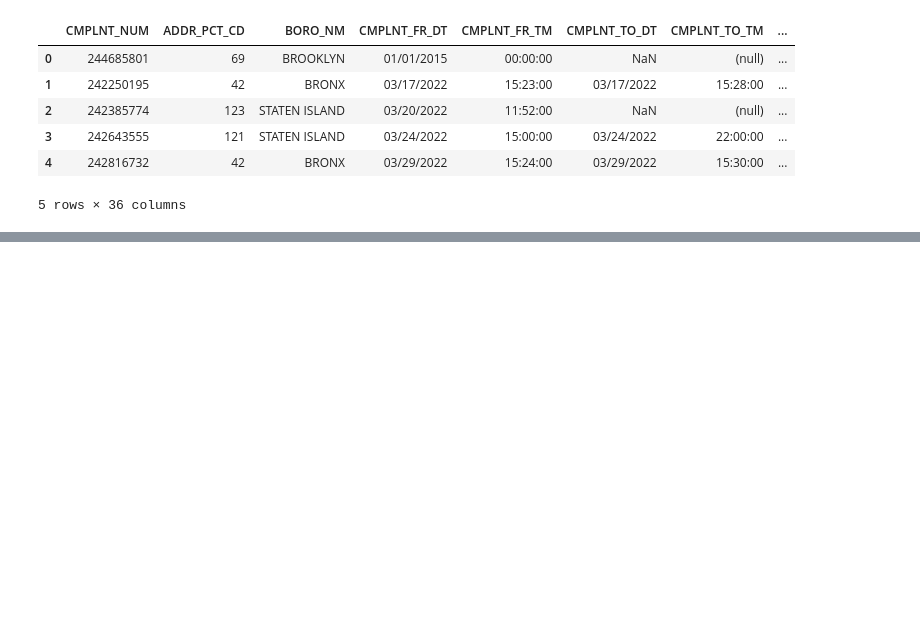
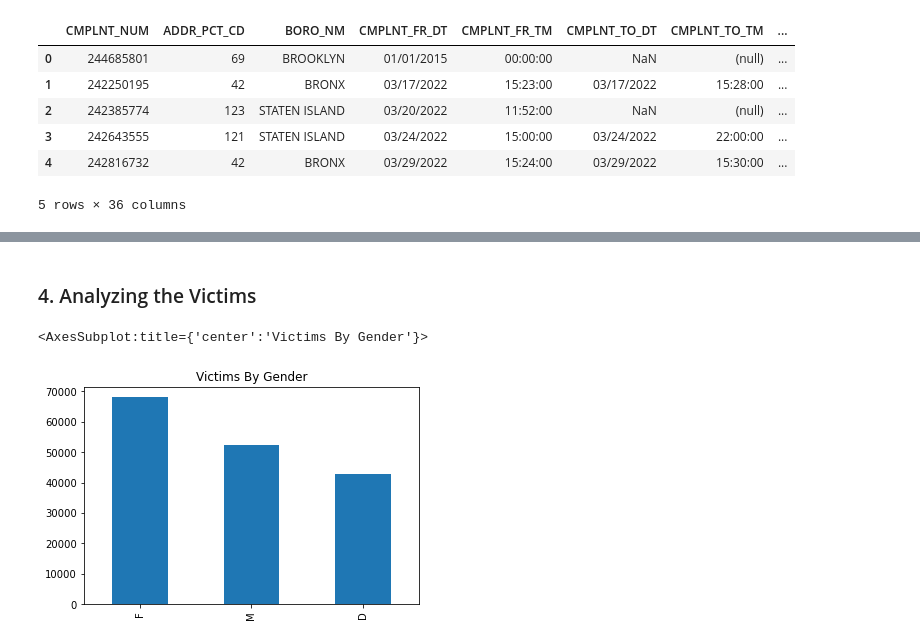
Before and after one commit to chadasravani/IST5520_Group1_NYPD_Complaint_Data, a Jupyter notebook: Project Proposal - Milestone 2.ipynb, the cells around one changed output, grey strips where cells are left out. Drawn from its saved outputs; the diff is of its cells as text; code cells hidden in the pictures; blank space fills up the shorter version.

```diff
--- a/Project Proposal - Milestone 2.ipynb
+++ b/Project Proposal - Milestone 2.ipynb
@@ -37,0 +442,7 @@ df.head()
+# %% [markdown]
+### 4. Analyzing the Victims
+# %%
+df['VIC_SEX'].value_counts().plot(kind = 'bar',title = 'Victims By Gender')
+# %% [output]
+<AxesSubplot:title={'center':'Victims By Gender'}>
+[figure, added]
```
Also changed, not shown: parts of 60 cells of this notebook.
